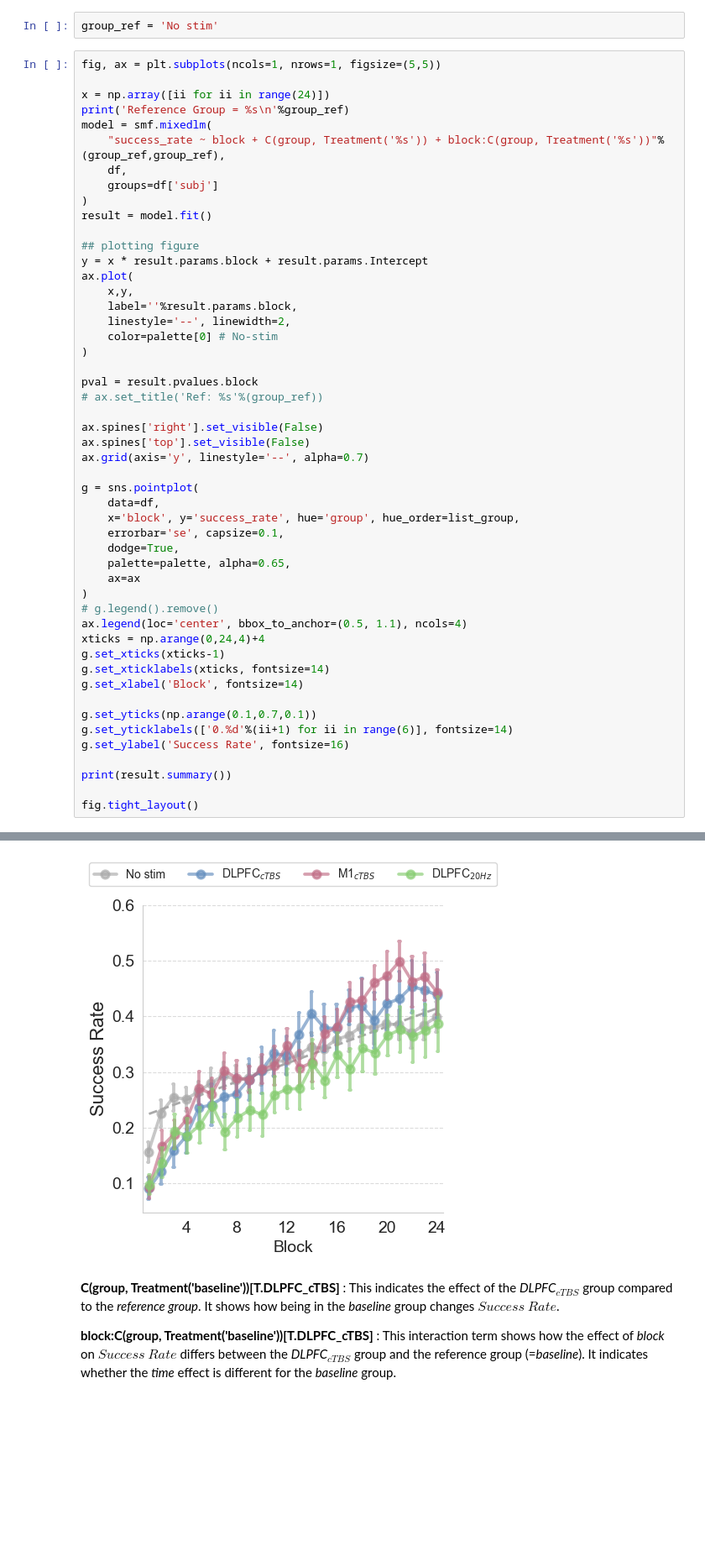
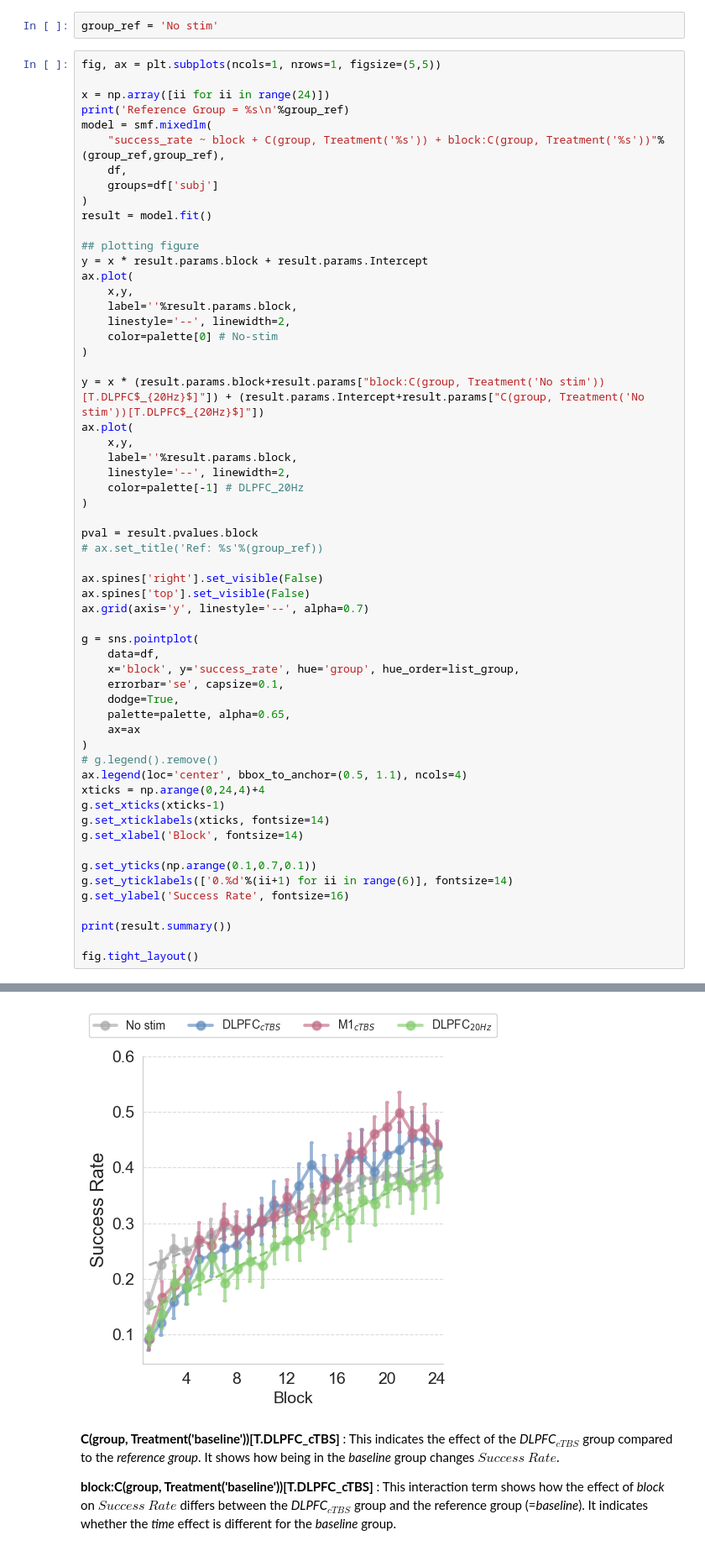
Before and after one commit to psb629/CommonLab, a Jupyter notebook: GP/scripts/LME.behavior.ipynb, the cells around one changed output, grey strips where cells are left out. Shown at 84% size. Saved outputs shown, nothing was run; the diff lists cells and outputs as text; blank space fills up the shorter version.

Commit message:
Further understanding of the slope and intercept of LME results.

```diff
--- a/GP/scripts/LME.behavior.ipynb
+++ b/GP/scripts/LME.behavior.ipynb
@@ -166,6 +166,14 @@ ax.plot(
     label=''%result.params.block,
     linestyle='--', linewidth=2,
     color=palette[0] # No-stim
+)
+
+y = x * (result.params.block+result.params["block:C(group, Treatment('No stim'))[T.DLPFC$_{20Hz}$]"]) + (result.params.Intercept+result.params["C(group, Treatment('No stim'))[T.DLPFC$_{20Hz}$]"])
+ax.plot(
+    x,y,
+    label=''%result.params.block,
+    linestyle='--', linewidth=2,
+    color=palette[-1] # DLPFC_20Hz
 )
 
 pval = result.pvalues.block
@@ -188,34 +196,34 @@ ax.legend(loc='center', bbox_to_anchor=(0.5, 1.1), ncols=4)
 xticks = np.arange(0,24,4)+4
 g.set_xticks(xticks-1)
 g.set_xticklabels(xticks, fontsize=14)
 g.set_xlabel('Block', fontsize=14)
 
 g.set_yticks(np.arange(0.1,0.7,0.1))
 g.set_yticklabels(['0.%d'%(ii+1) for ii in range(6)], fontsize=14)
 g.set_ylabel('Success Rate', fontsize=16)
 
 print(result.summary())
 
 fig.tight_layout()
 # %% [output]
 Reference Group = No stim
 
                               Mixed Linear Model Regression Results
 =================================================================================================
 Model:                         MixedLM              Dependent Variable:              success_rate
 No. Observations:              1920                 Method:                          REML
 No. Groups:                    80                   Scale:                           0.0092
 Min. group size:               24                   Log-Likelihood:                  1604.4279
 Max. group size:               24                   Converged:                       Yes
 Mean group size:               24.0
 -------------------------------------------------------------------------------------------------
                                                        Coef.  Std.Err.   z    P>|z| [0.025 0.975]
 ... (7 lines left out)
 block:C(group, Treatment('No stim'))[T.DLPFC$_{cTBS}$]  0.006    0.001  7.553 0.000  0.005  0.008
 block:C(group, Treatment('No stim'))[T.M1$_{cTBS}$]     0.006    0.001  7.463 0.000  0.005  0.008
 Group Var                                               0.012    0.021
 =================================================================================================
-[figure, old version]
+[figure, new version]
 # %% [markdown]
 **C(group, Treatment('baseline'))[T.DLPFC_cTBS]** : This indicates the effect of the *DLPFC$_{cTBS}$* group compared to the *reference group*. It shows how being in the *baseline* group changes $Success\ Rate$.
 
```
